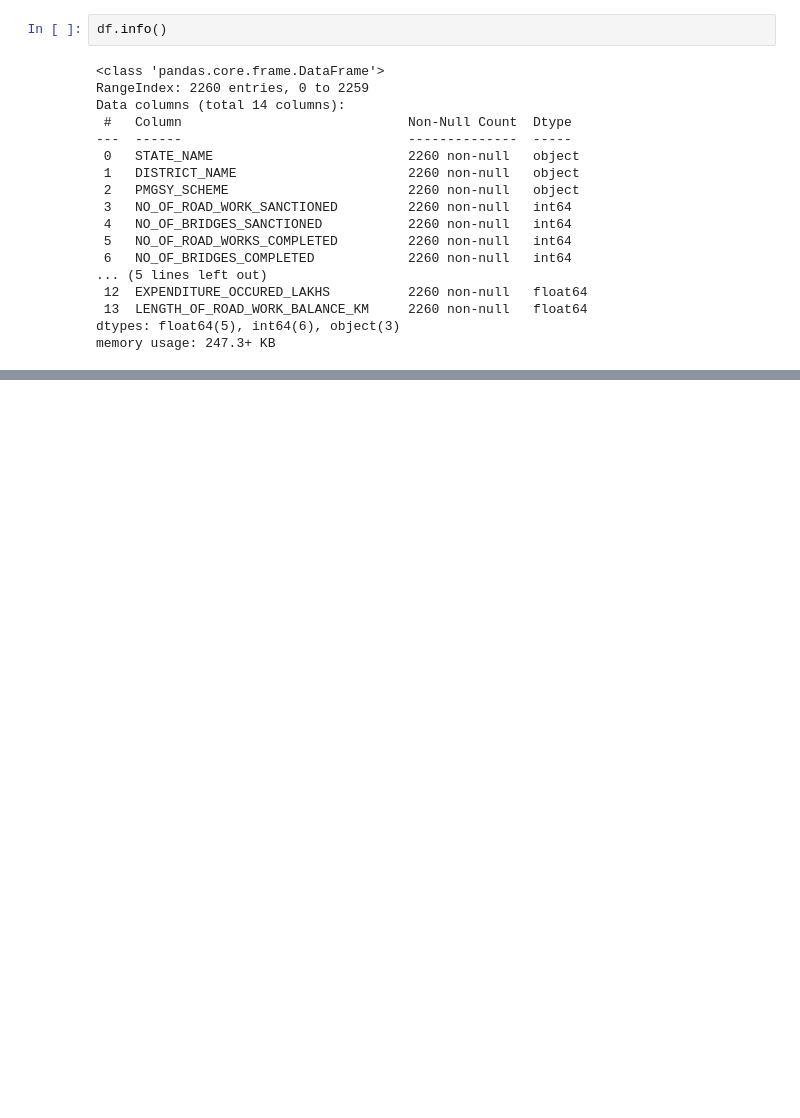
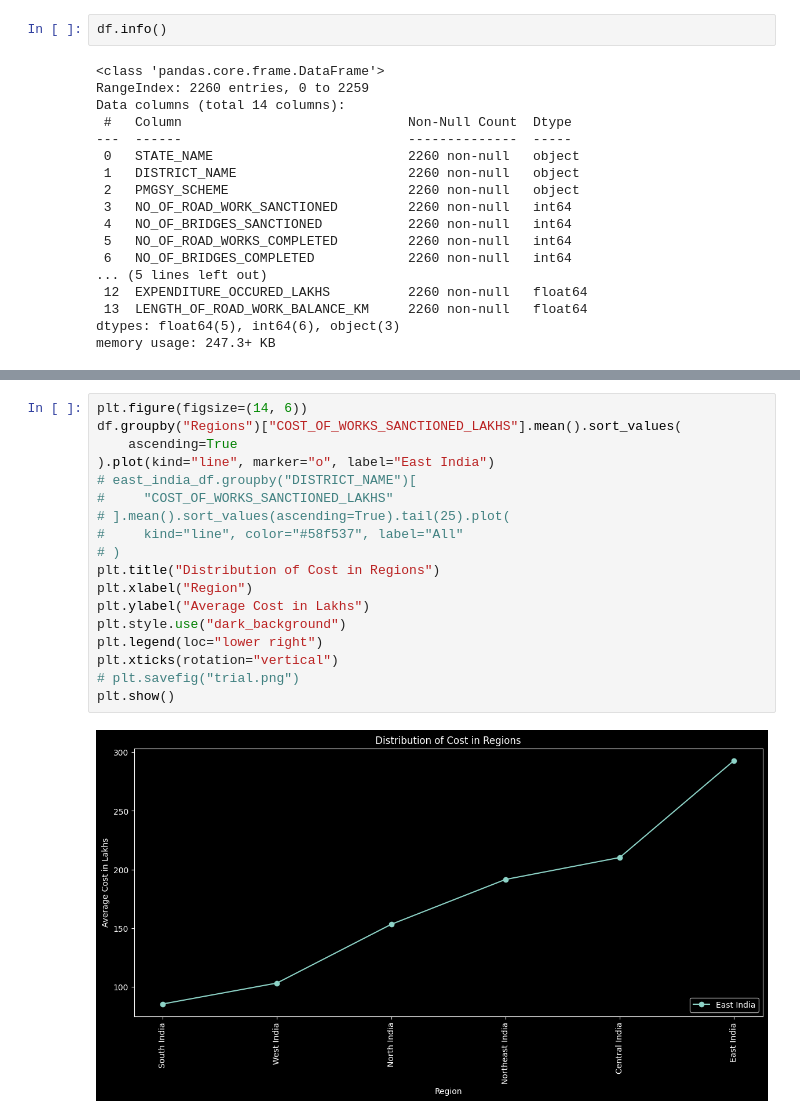
Before and after one commit to gauravgulia26/DataScience_Toolkit, a Jupyter notebook: libraries/pandas/pandas_day4.ipynb, the cells around one changed output, grey strips where cells are left out. Cells and saved outputs as stored; diff of their text form; blank space fills up the shorter version.

```diff
--- a/libraries/pandas/pandas_day4.ipynb
+++ b/libraries/pandas/pandas_day4.ipynb
@@ -118,0 +224,20 @@ df["day_name"] = df["time"].dt.day_name()
+# %%
+plt.figure(figsize=(14, 6))
+df.groupby("Regions")["COST_OF_WORKS_SANCTIONED_LAKHS"].mean().sort_values(
+    ascending=True
+).plot(kind="line", marker="o", label="East India")
+# east_india_df.groupby("DISTRICT_NAME")[
+#     "COST_OF_WORKS_SANCTIONED_LAKHS"
+# ].mean().sort_values(ascending=True).tail(25).plot(
+#     kind="line", color="#58f537", label="All"
+# )
+plt.title("Distribution of Cost in Regions")
+plt.xlabel("Region")
+plt.ylabel("Average Cost in Lakhs")
+plt.style.use("dark_background")
+plt.legend(loc="lower right")
+plt.xticks(rotation="vertical")
+# plt.savefig("trial.png")
+plt.show()
+# %% [output]
+[figure, added]
```
Also changed, not shown: parts of 31 cells of this notebook, 1 other file.
